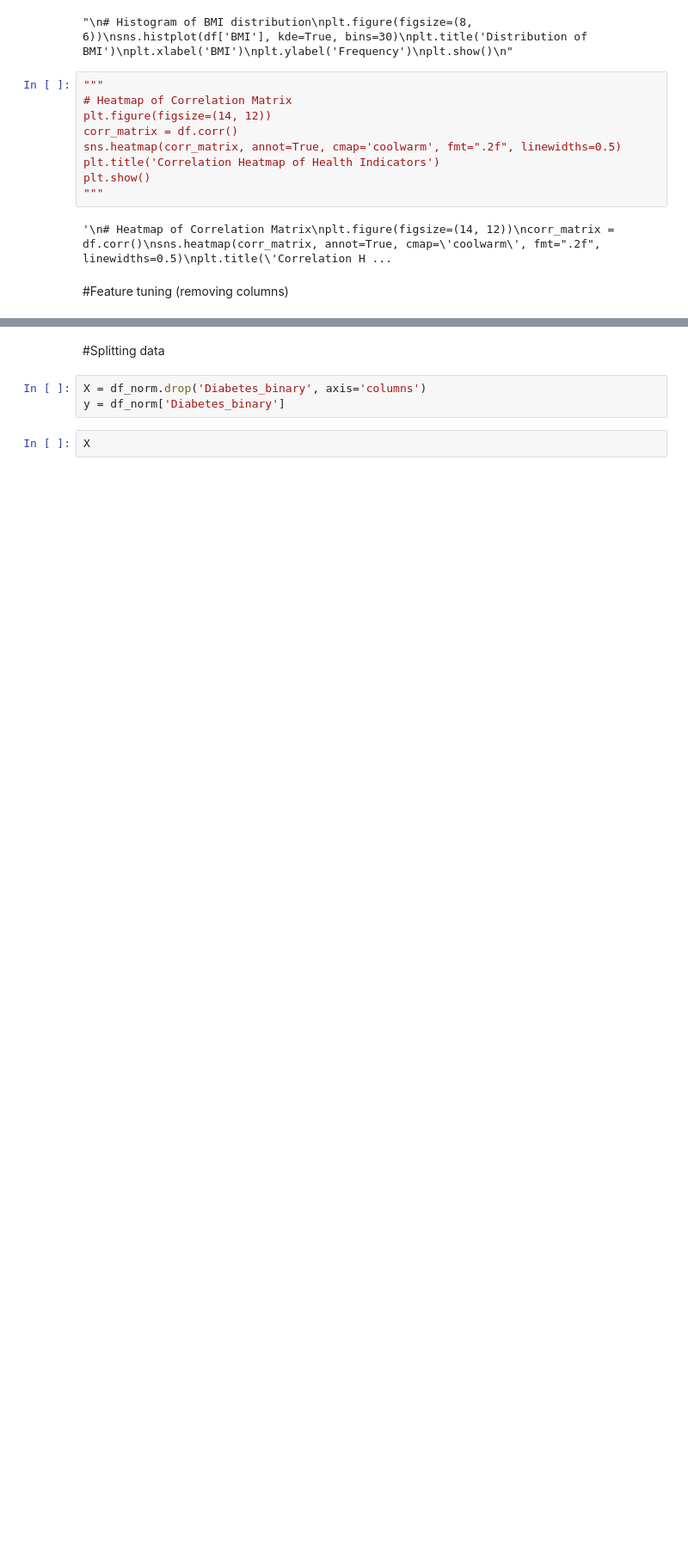
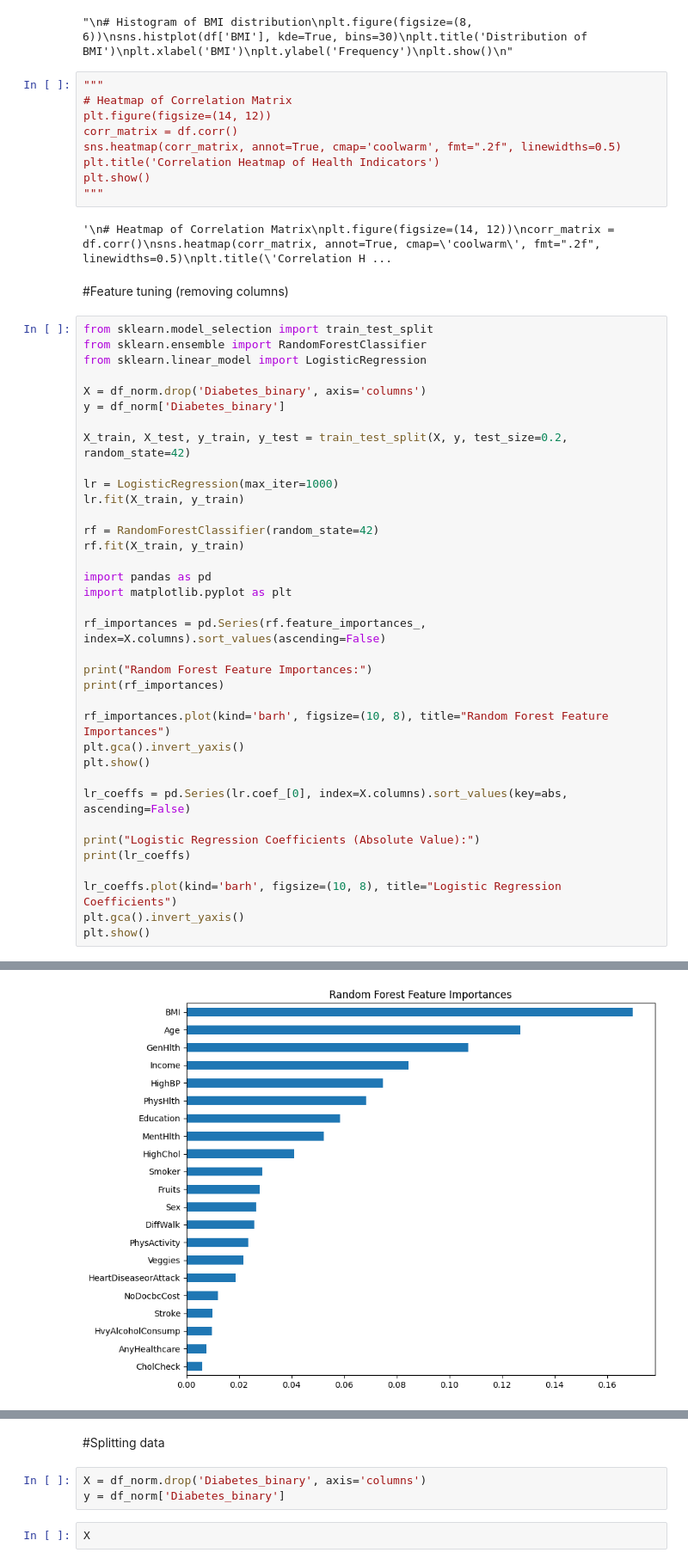
Before and after one commit to vishnub0/AWS-WEP, a Jupyter notebook: LR+RF_AWS15_Preprocessing.ipynb, the cells around one changed output, grey strips where cells are left out. Shown at 86% size. Drawn from its saved outputs; the diff is of its cells as text; blank space fills up the shorter version.

```diff
--- a/LR+RF_AWS15_Preprocessing.ipynb
+++ b/LR+RF_AWS15_Preprocessing.ipynb
@@ -142,3 +140,40 @@ plt.show()
 '\n# Heatmap of Correlation Matrix\nplt.figure(figsize=(14, 12))\ncorr_matrix = df.corr()\nsns.heatmap(corr_matrix, annot=True, cmap=\'coolwarm\', fmt=".2f", linewidths=0.5)\nplt.title(\'Correlation H ...
 # %% [markdown]
 #Feature tuning (removing columns)
+# %%
+from sklearn.model_selection import train_test_split
+from sklearn.ensemble import RandomForestClassifier
+from sklearn.linear_model import LogisticRegression
+
+X = df_norm.drop('Diabetes_binary', axis='columns')
+y = df_norm['Diabetes_binary']
+
+X_train, X_test, y_train, y_test = train_test_split(X, y, test_size=0.2, random_state=42)
+
+lr = LogisticRegression(max_iter=1000)
+lr.fit(X_train, y_train)
+
+rf = RandomForestClassifier(random_state=42)
+rf.fit(X_train, y_train)
+
+import pandas as pd
+import matplotlib.pyplot as plt
+
+rf_importances = pd.Series(rf.feature_importances_, index=X.columns).sort_values(ascending=False)
+
+print("Random Forest Feature Importances:")
+print(rf_importances)
+
+rf_importances.plot(kind='barh', figsize=(10, 8), title="Random Forest Feature Importances")
+plt.gca().invert_yaxis()
+plt.show()
+
+lr_coeffs = pd.Series(lr.coef_[0], index=X.columns).sort_values(key=abs, ascending=False)
+
+print("Logistic Regression Coefficients (Absolute Value):")
+print(lr_coeffs)
+
+lr_coeffs.plot(kind='barh', figsize=(10, 8), title="Logistic Regression Coefficients")
+plt.gca().invert_yaxis()
+plt.show()
+# %% [output]
@@ -144,0 +197 @@ plt.show()
+[figure, added]
```
Also changed, not shown: parts of 19 cells of this notebook.
